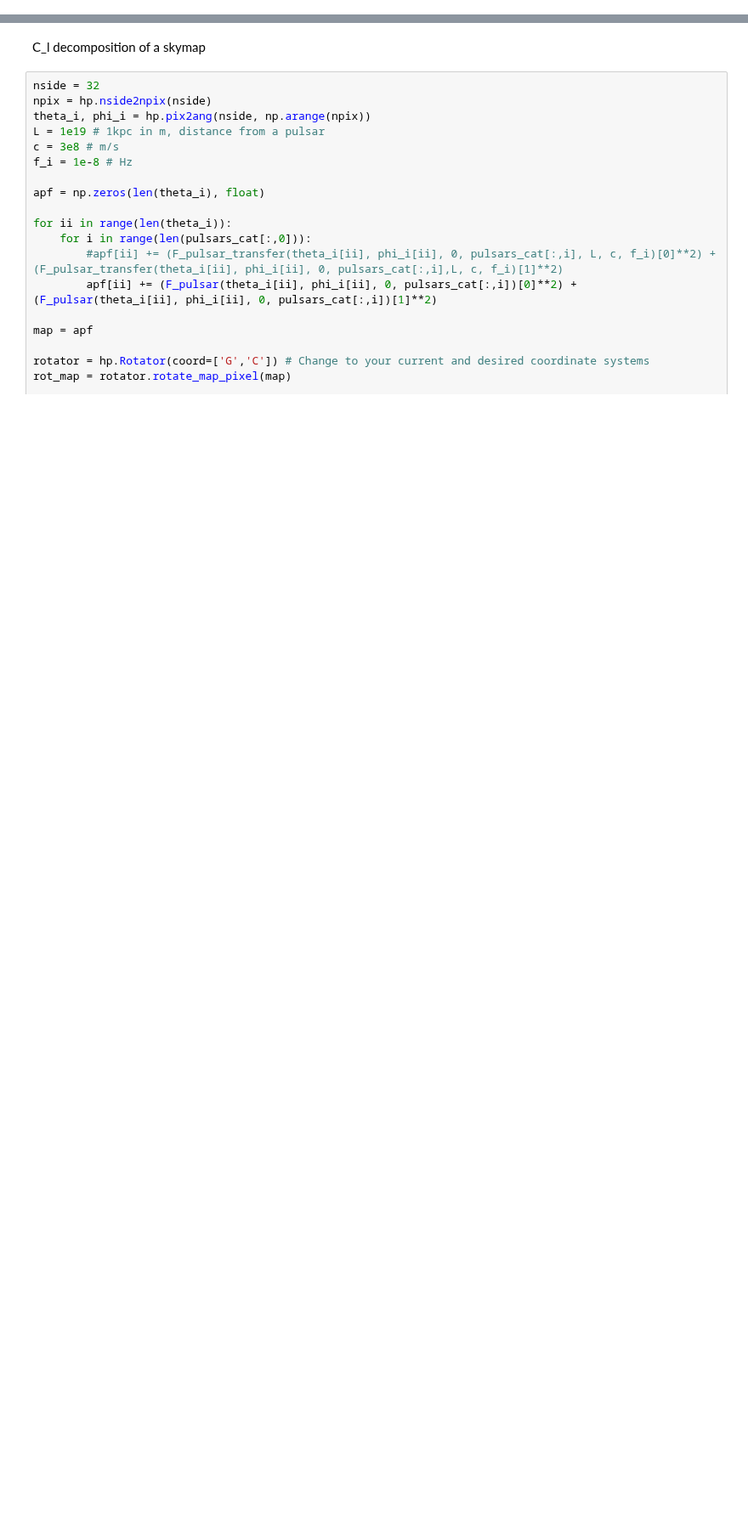
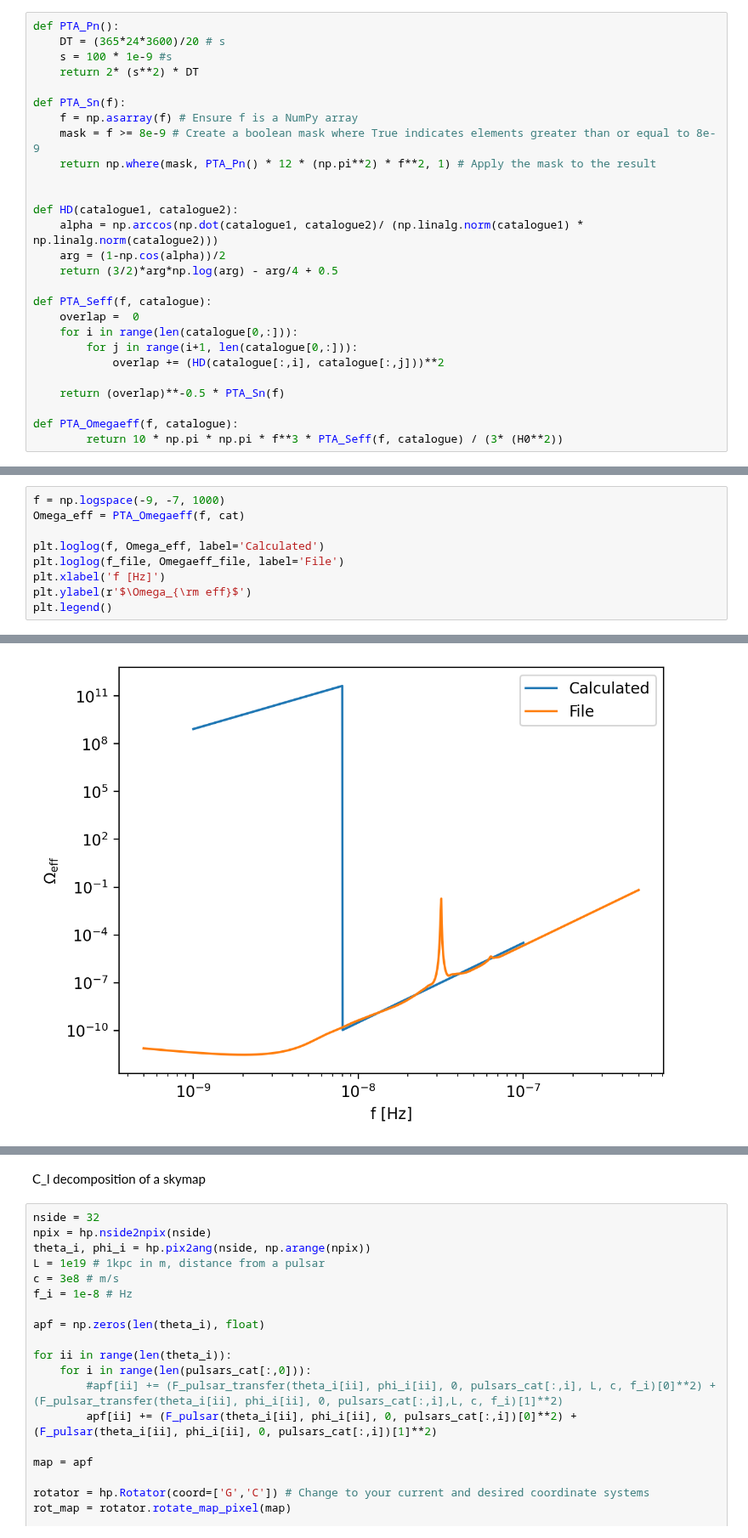
Before and after one commit to ilariacaporali/GWBird, a Jupyter notebook: pta/pta_overlap_catalogue.ipynb, the cells around one changed output, grey strips where cells are left out. Shown at 85% size. Saved outputs shown, nothing was run; the diff lists cells and outputs as text; blank space fills up the shorter version.

```diff
--- a/pta/pta_overlap_catalogue.ipynb
+++ b/pta/pta_overlap_catalogue.ipynb
@@ -121,0 +45,27 @@ def orf_pta(catalogue, f): # for a network of pulsar
+# %%
+def PTA_Pn():
+    DT = (365*24*3600)/20 # s
+    s = 100 * 1e-9 #s
+    return 2* (s**2) * DT
+
+def PTA_Sn(f):
+    f = np.asarray(f) # Ensure f is a NumPy array
+    mask = f >= 8e-9 # Create a boolean mask where True indicates elements greater than or equal to 8e-9
+    return np.where(mask, PTA_Pn() * 12 * (np.pi**2) * f**2, 1) # Apply the mask to the result
+
+
+def HD(catalogue1, catalogue2):
+    alpha = np.arccos(np.dot(catalogue1, catalogue2)/ (np.linalg.norm(catalogue1) * np.linalg.norm(catalogue2)))
+    arg = (1-np.cos(alpha))/2
+    return (3/2)*arg*np.log(arg) - arg/4 + 0.5
+
+def PTA_Seff(f, catalogue):
+    overlap =  0
+    for i in range(len(catalogue[0,:])):
+        for j in range(i+1, len(catalogue[0,:])):
+            overlap += (HD(catalogue[:,i], catalogue[:,j]))**2
+
+    return (overlap)**-0.5 * PTA_Sn(f)
+
+def PTA_Omegaeff(f, catalogue):
+        return 10 * np.pi * np.pi * f**3 * PTA_Seff(f, catalogue) / (3* (H0**2))
@@ -121,0 +77,10 @@ def orf_pta(catalogue, f): # for a network of pulsar
+# %%
+f = np.logspace(-9, -7, 1000)
+Omega_eff = PTA_Omegaeff(f, cat)
+
+plt.loglog(f, Omega_eff, label='Calculated')
+plt.loglog(f_file, Omegaeff_file, label='File')
+plt.xlabel('f [Hz]')
+plt.ylabel(r'$\Omega_{\rm eff}$')
+plt.legend()
+# %% [output]
@@ -122,3 +88,4 @@ def orf_pta(catalogue, f): # for a network of pulsar
+[figure, added]
 # %%
 #get the pulsar position from the catalogue
 theta0, phi0 = np.loadtxt('pulsar_cat.txt', unpack=True)
```
Also changed, not shown: parts of 15 cells of this notebook, 8 other files.
